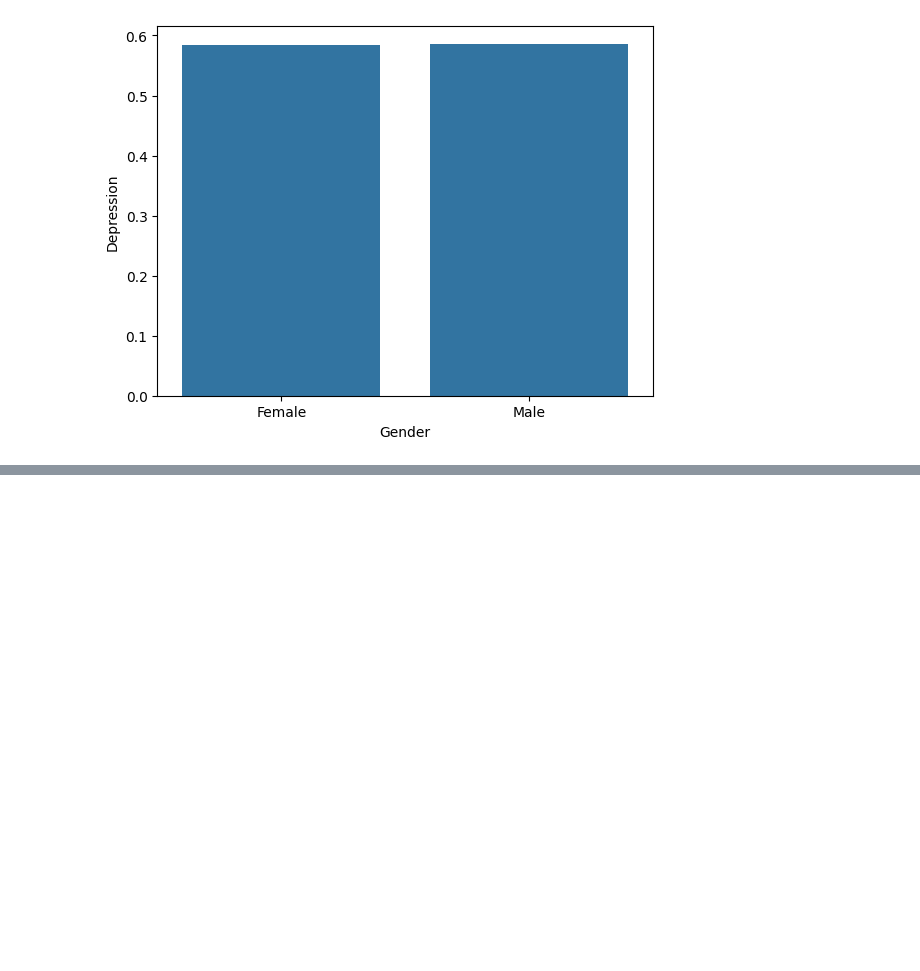
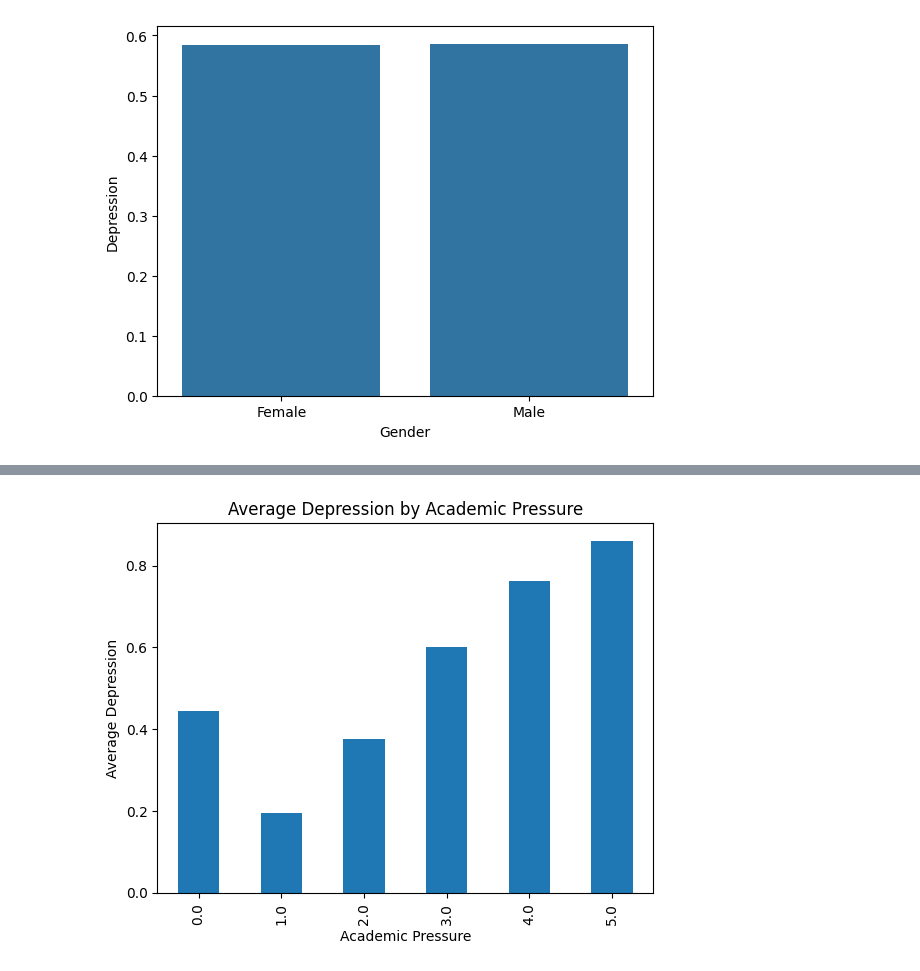
Before and after one commit to Jfdeev/Dashboard-Giroto, a Jupyter notebook: main.ipynb, the cells around one changed output, grey strips where cells are left out. Saved outputs shown, nothing was run; the diff lists cells and outputs as text; code cells hidden in the pictures; blank space fills up the shorter version.

```diff
--- a/main.ipynb
+++ b/main.ipynb
@@ -22,0 +34,8 @@ sns.barplot(data=aggregated_data, x='Gender', y='Depression')
+# %%
+df.groupby('Academic Pressure')['Depression'].mean().plot(kind='bar')
+plt.title('Average Depression by Academic Pressure')
+plt.xlabel('Academic Pressure')
+plt.ylabel('Average Depression')
+plt.show()
+# %% [output]
+[figure, added]
```
Also changed, not shown: parts of 2 cells of this notebook.
